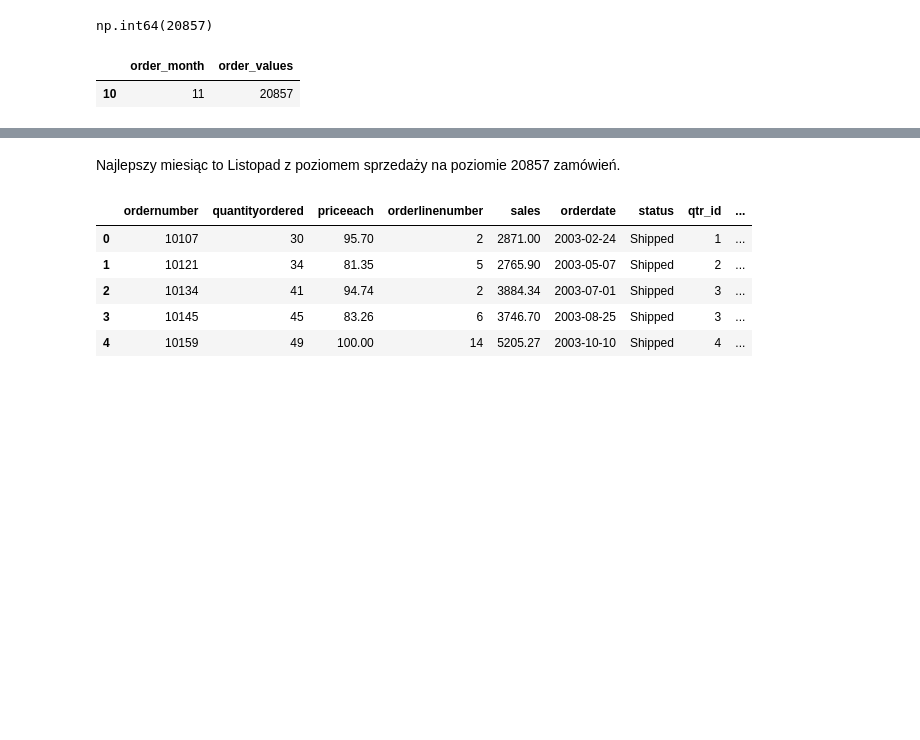
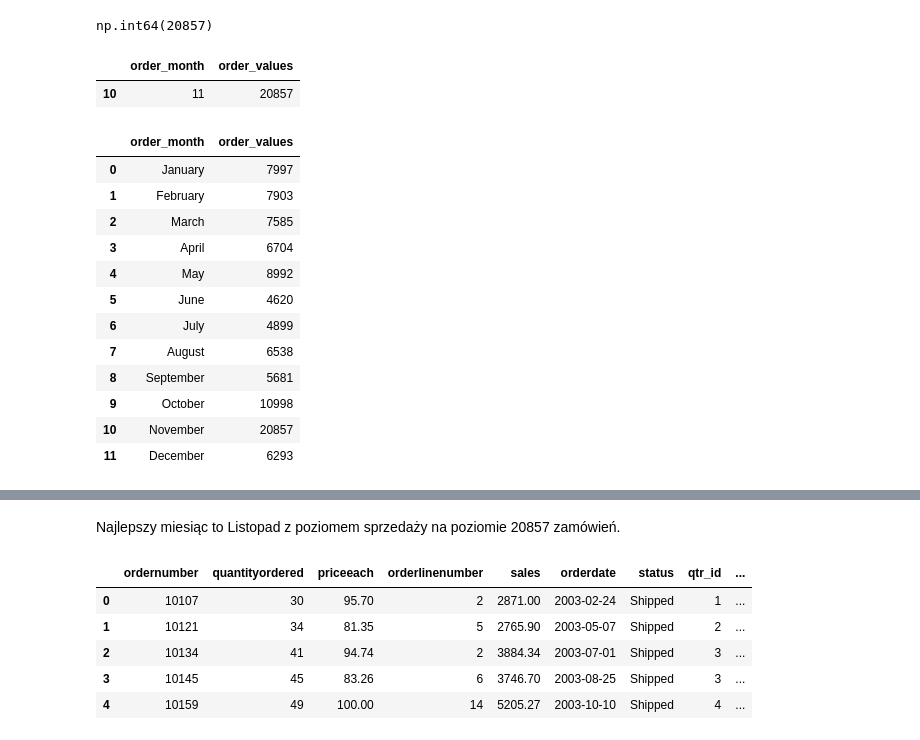
Before and after one commit to AdrianSchmidt96/mini-projects-adrian, a Jupyter notebook: data_analysis_sales/analysis.ipynb, the cells around one changed output, grey strips where cells are left out. Cells and saved outputs as stored; diff of their text form; code cells hidden in the pictures; blank space fills up the shorter version.

```diff
--- a/data_analysis_sales/analysis.ipynb
+++ b/data_analysis_sales/analysis.ipynb
@@ -204,3 +205,20 @@ sales_per_month[best_month]
 # %% [output]
 |  | order_month | order_values |
 | 10 | 11 | 20857 |
+# %%
+sales_per_month['order_month'] = sales_per_month['order_month'].apply(lambda x: calendar.month_name[x])
+sales_per_month
+# %% [output]
+|  | order_month | order_values |
+| 0 | January | 7997 |
+| 1 | February | 7903 |
+| 2 | March | 7585 |
+| 3 | April | 6704 |
+| 4 | May | 8992 |
+| 5 | June | 4620 |
+| 6 | July | 4899 |
+| 7 | August | 6538 |
+| 8 | September | 5681 |
+| 9 | October | 10998 |
+| 10 | November | 20857 |
+| 11 | December | 6293 |
```
Also changed, not shown: parts of 9 cells of this notebook.
